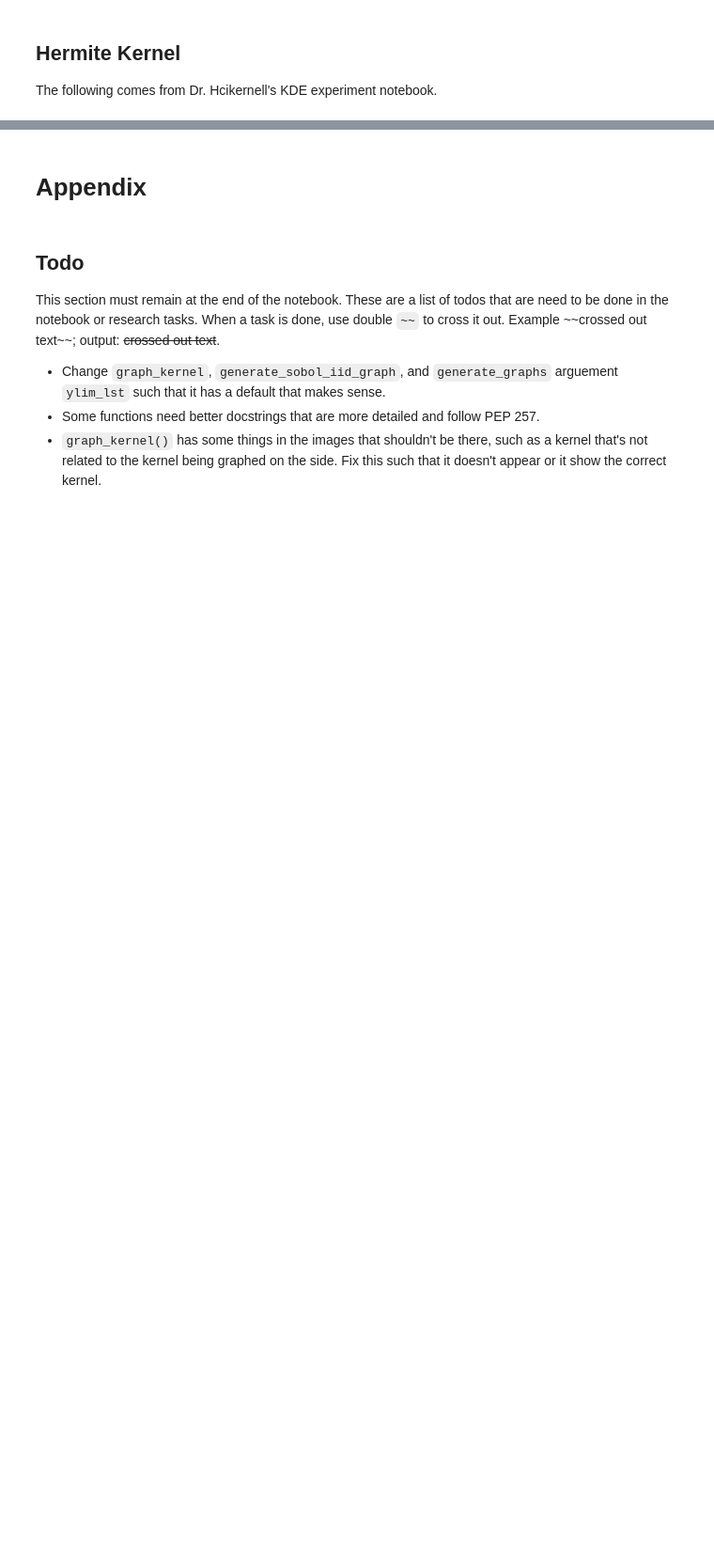
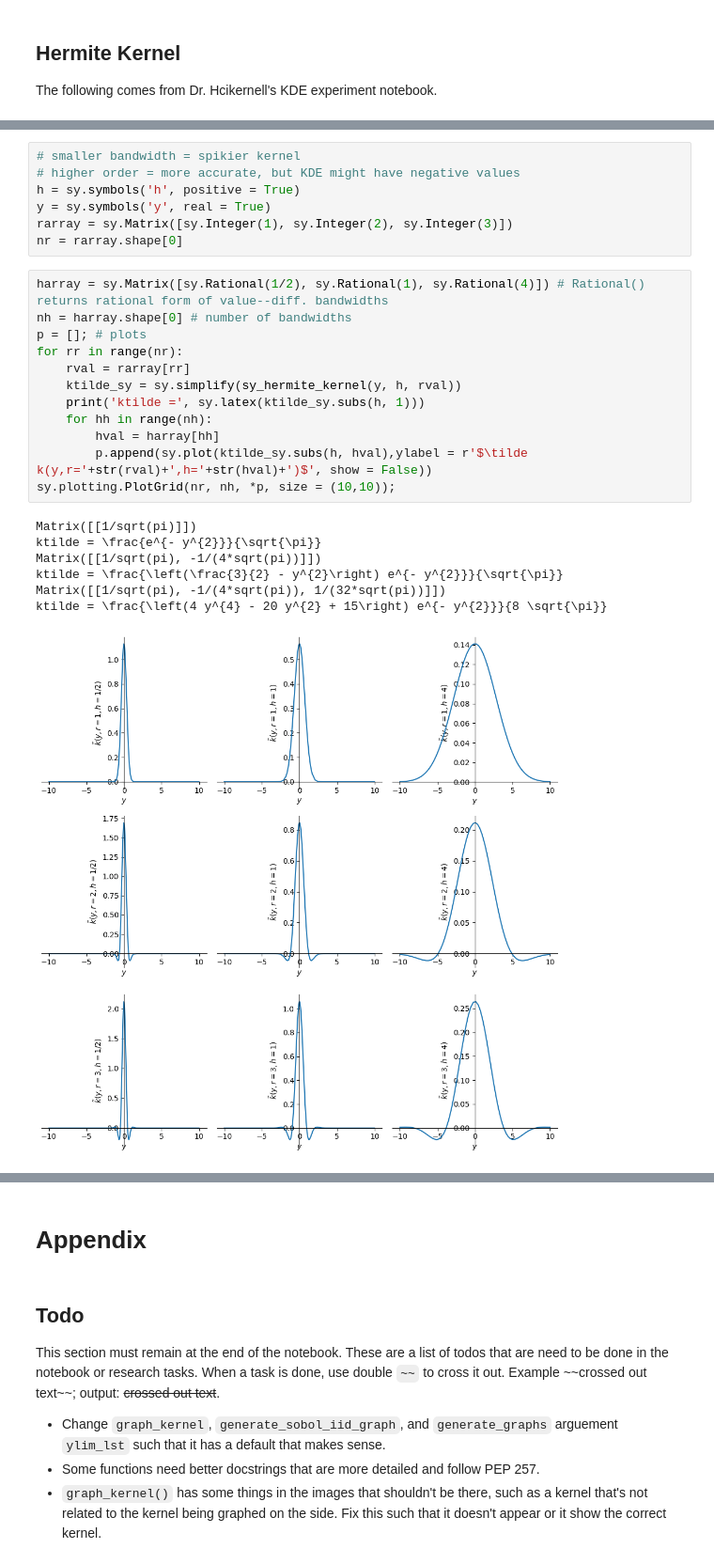
Before and after one commit to QMCSoftware/QMCSoftware, a Jupyter notebook: demos/talk_paper_demos/SURE_2024_Demos/Testing_Kernels_and_KDEs.ipynb, the cells around one changed output, grey strips where cells are left out. Shown at 94% size. Cells and saved outputs as stored; diff of their text form; blank space fills up the shorter version.

Commit message:
Add new functions, still working on refining the notebook. Fixing issue with some graphs.

```diff
--- a/demos/talk_paper_demos/SURE_2024_Demos/Testing_Kernels_and_KDEs.ipynb
+++ b/demos/talk_paper_demos/SURE_2024_Demos/Testing_Kernels_and_KDEs.ipynb
@@ -347,0 +430,27 @@ The following comes from Dr. Hcikernell's KDE experiment notebook.
+# %%
+# smaller bandwidth = spikier kernel
+# higher order = more accurate, but KDE might have negative values
+h = sy.symbols('h', positive = True)
+y = sy.symbols('y', real = True)
+rarray = sy.Matrix([sy.Integer(1), sy.Integer(2), sy.Integer(3)])
+nr = rarray.shape[0]
+# %%
+harray = sy.Matrix([sy.Rational(1/2), sy.Rational(1), sy.Rational(4)]) # Rational() returns rational form of value--diff. bandwidths
+nh = harray.shape[0] # number of bandwidths
+p = []; # plots
+for rr in range(nr):
+    rval = rarray[rr]
+    ktilde_sy = sy.simplify(sy_hermite_kernel(y, h, rval))
+    print('ktilde =', sy.latex(ktilde_sy.subs(h, 1)))
+    for hh in range(nh):
+        hval = harray[hh]
+        p.append(sy.plot(ktilde_sy.subs(h, hval),ylabel = r'$\tilde k(y,r='+str(rval)+',h='+str(hval)+')$', show = False))
+sy.plotting.PlotGrid(nr, nh, *p, size = (10,10));
+# %% [output]
+Matrix([[1/sqrt(pi)]])
+ktilde = \frac{e^{- y^{2}}}{\sqrt{\pi}}
+Matrix([[1/sqrt(pi), -1/(4*sqrt(pi))]])
+ktilde = \frac{\left(\frac{3}{2} - y^{2}\right) e^{- y^{2}}}{\sqrt{\pi}}
+Matrix([[1/sqrt(pi), -1/(4*sqrt(pi)), 1/(32*sqrt(pi))]])
+ktilde = \frac{\left(4 y^{4} - 20 y^{2} + 15\right) e^{- y^{2}}}{8 \sqrt{\pi}}
+[figure, added]
```
Also changed, not shown: parts of 25 cells of this notebook.
